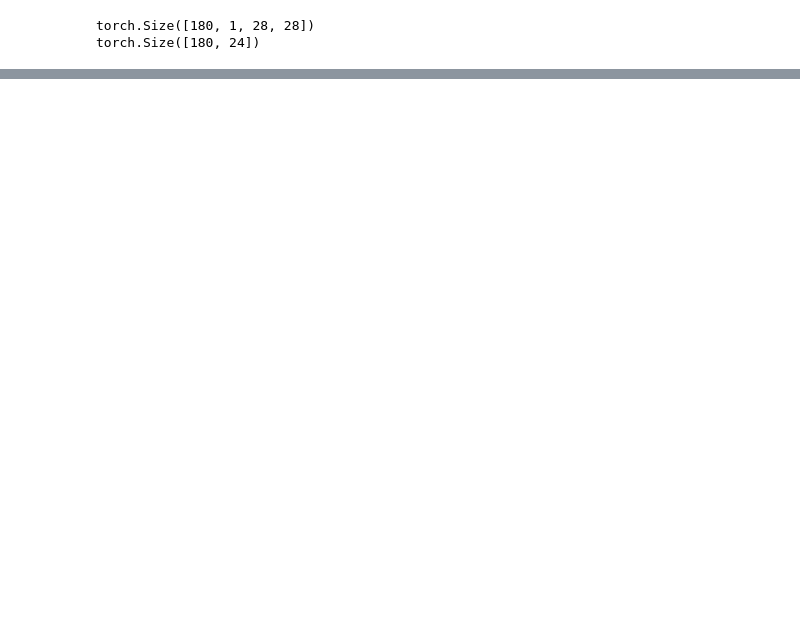
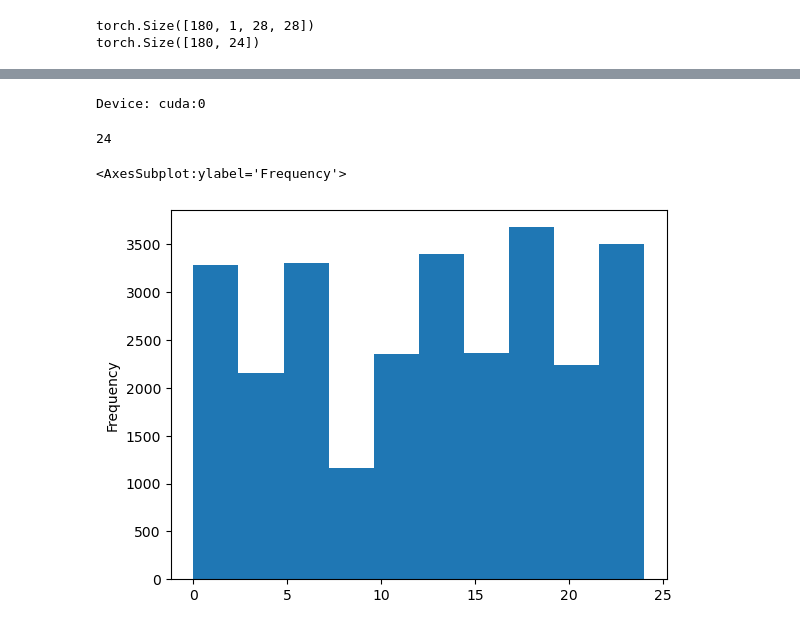
Before and after one commit to azadsadr/sign-language-detection, a Jupyter notebook: Bayesian neural network training.ipynb, the cells around one changed output, grey strips where cells are left out. Saved outputs shown, nothing was run; the diff lists cells and outputs as text; code cells hidden in the pictures; blank space fills up the shorter version.

```diff
--- a/Bayesian neural network training.ipynb
+++ b/Bayesian neural network training.ipynb
@@ -741,0 +782,9 @@ model.train(trainloader, device, rel_path = None, filename = None)
+# %%
+device = torch.device("cuda:0" if torch.cuda.is_available() else "cpu")
+print('Device: {}'.format(device))
+if torch.cuda.is_available():
+        torch.set_default_tensor_type('torch.cuda.FloatTensor')
+else:
+        torch.set_default_tensor_type('torch.FloatTensor')
+# %% [output]
+Device: cuda:0
@@ -741,0 +1350,10 @@ model.train(trainloader, device, rel_path = None, filename = None)
+# %%
+data = pd.read_csv("data/sign_mnist_train.csv")
+# %%
+n_classes = data["label"].nunique()
+print(n_classes)
+data["label"].plot.hist()
+# %% [output]
+24
+<AxesSubplot:ylabel='Frequency'>
+[figure, added]
```
Also changed, not shown: parts of 29 cells of this notebook, 1 other file.
